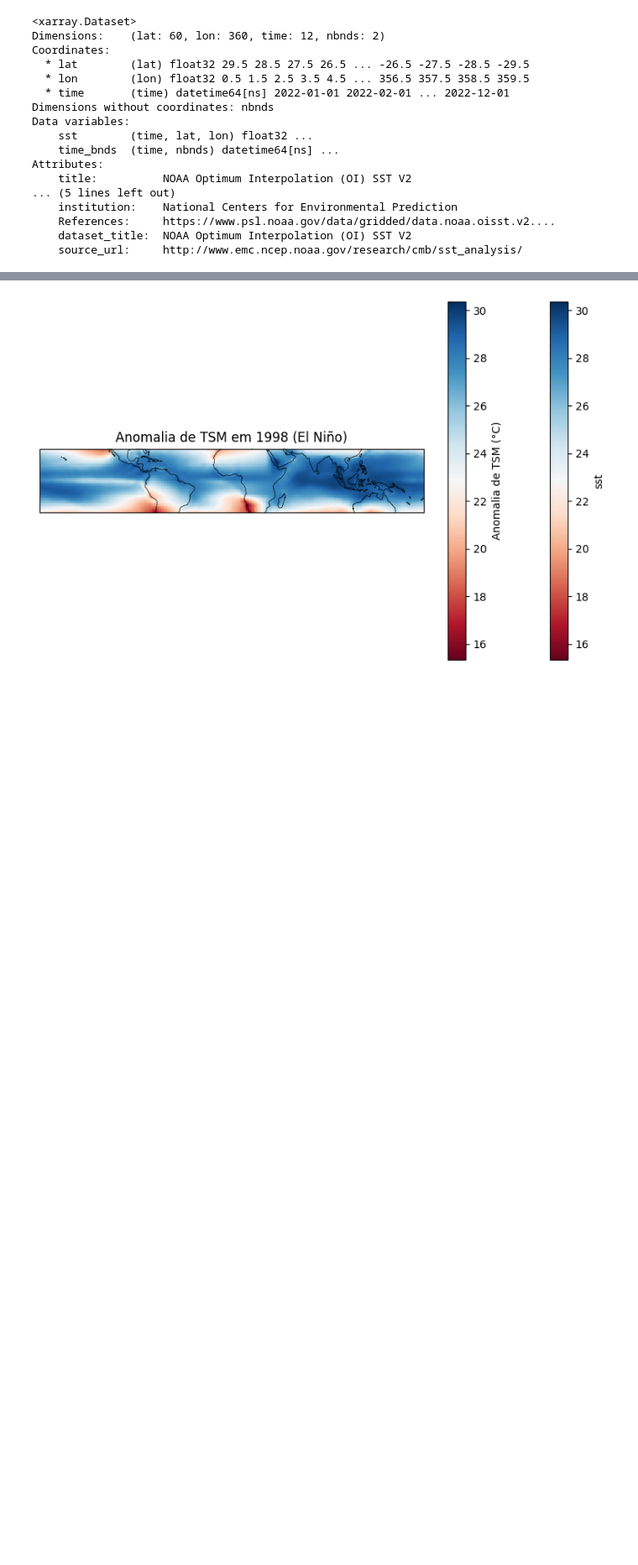
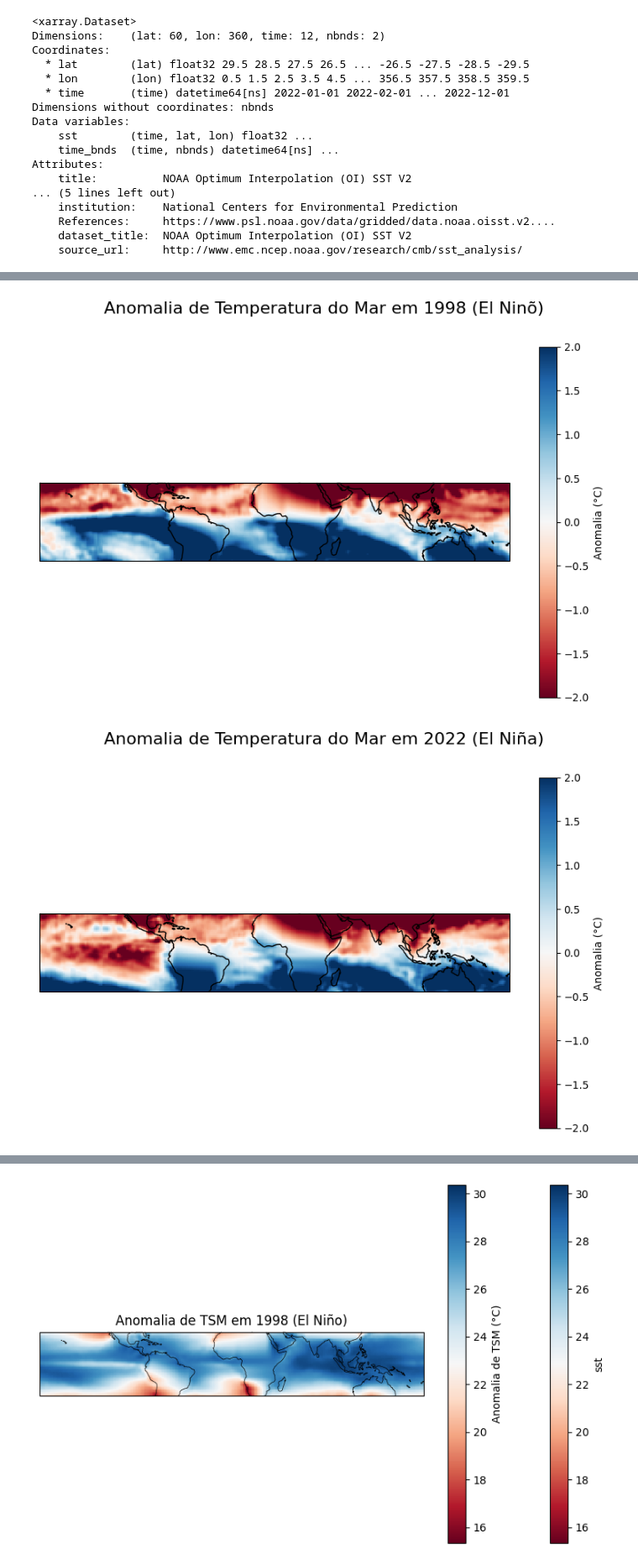
Before and after one commit to VictorGuui/INPE, a Jupyter notebook: Atividade4_6INPE_3.ipynb, the cells around one changed output, grey strips where cells are left out. Shown at 84% size. Drawn from its saved outputs; the diff is of its cells as text; code cells hidden in the pictures; blank space fills up the shorter version.

```diff
--- a/Atividade4_6INPE_3.ipynb
+++ b/Atividade4_6INPE_3.ipynb
@@ -181,0 +173,3 @@ anomalia1998
+# %%
+anomalia_1998 = dset_1998['sst'] - media_climatologica
+anomalia_2022 = dset_2022['sst'] - media_climatologica
@@ -181,0 +216,31 @@ anomalia1998
+# %%
+# Função para plotar mapa de anomalia anual
+def plot_annual_map(data, title):
+    # Pegando as coordenadas e os dados
+    lon = data.lon
+    lat = data.lat
+
+    # Calculando a média anual (sem transpor)
+    annual_mean = data.mean(dim='month')
+
+    # Configurando o subplot
+    fig, ax = plt.subplots(figsize=(10, 6), subplot_kw={'projection': ccrs.PlateCarree()})
+    fig.suptitle(title, fontsize=16)
+
+    # Plotando o mapa de anomalia anual
+    pcm = ax.pcolormesh(lon, lat, annual_mean[0, :, :], cmap='RdBu', vmin=-2, vmax=2, transform=ccrs.PlateCarree())
+    ax.coastlines()
+
+    # Adicionando a barra de cores
+    fig.colorbar(pcm, ax=ax, orientation='vertical', label='Anomalia (°C)')
+
+    plt.show()
+
+# Plotando mapa de anomalia anual para 1998
+plot_annual_map(anomalia_1998, 'Anomalia de Temperatura do Mar em 1998 (El Ninõ)')
+
+# Plotando mapa de anomalia anual para 2022
+plot_annual_map(anomalia_2022, 'Anomalia de Temperatura do Mar em 2022 (El Niña)')
+# %% [output]
+[figure, added]
+[figure, added]
```
Also changed, not shown: parts of 7 cells of this notebook.
